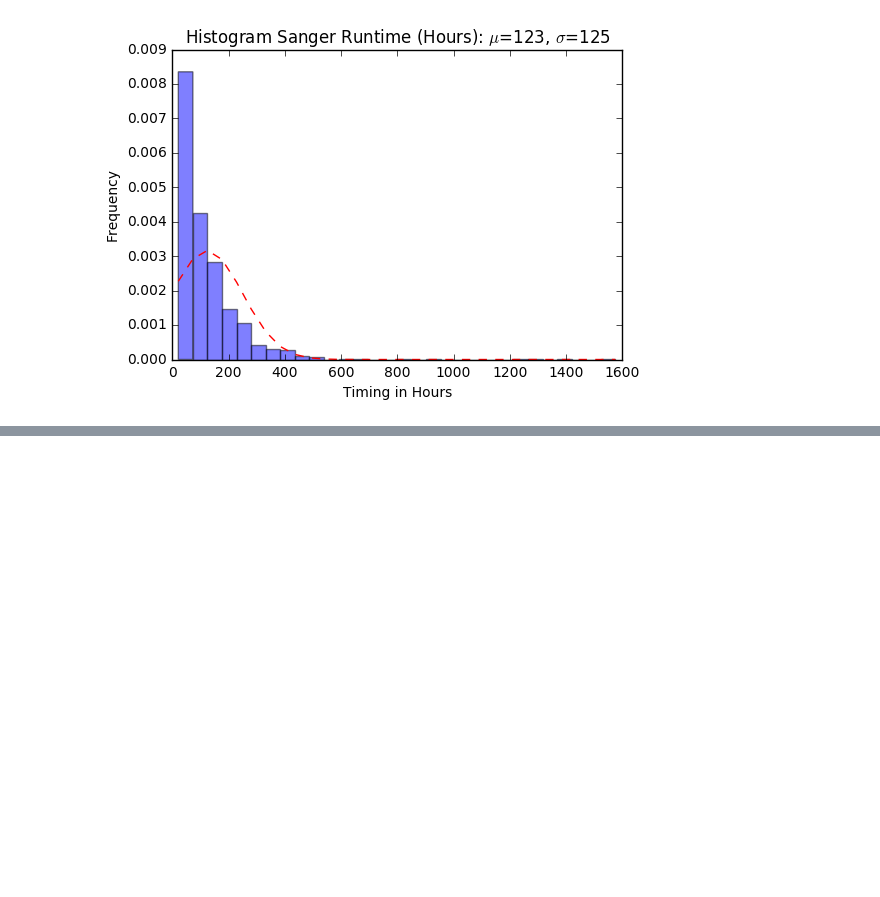
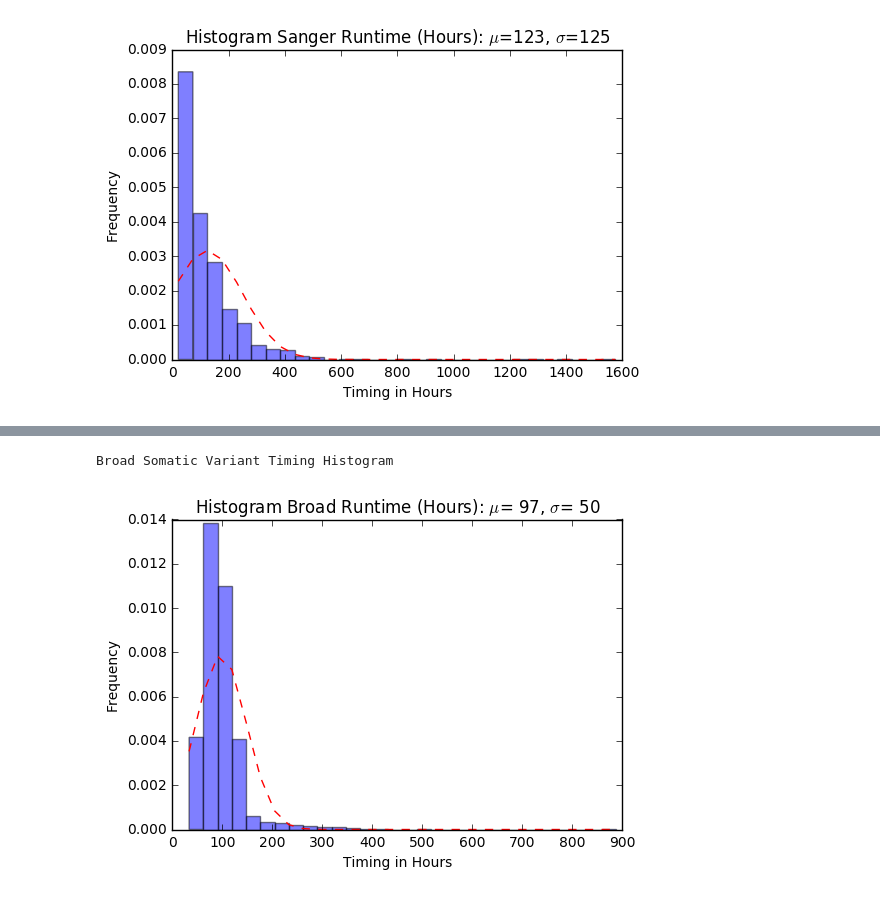
Before and after one commit to ICGC-TCGA-PanCancer/pcawg-infrastructure-paper, a Jupyter notebook: pcawg-infrastructure-paper.ipynb, the cells around one changed output, grey strips where cells are left out. Saved outputs shown, nothing was run; the diff lists cells and outputs as text; code cells hidden in the pictures; blank space fills up the shorter version.

```diff
--- a/pcawg-infrastructure-paper.ipynb
+++ b/pcawg-infrastructure-paper.ipynb
@@ -226,0 +223,74 @@ StatisticsError: mean requires at least one data point
+# %%
+import matplotlib.pyplot as plt
+import matplotlib.mlab as mlab
+import numpy as np
+import gzip
+from io import StringIO
+from io import BytesIO
+import urllib
+import json
+import statistics
+import traceback
+import sys
+
+# file content
+file_content = ""
+
+# https://github.com/ICGC-TCGA-PanCancer/pcawg-infrastructure-paper/raw/develop/donor_p_151215020209.small.jsonl.gz
+# http://pancancer.info/gnos_metadata/latest/donor_p_151215020209.jsonl.gz
+# https://github.com/ICGC-TCGA-PanCancer/pcawg-infrastructure-paper/raw/develop/donor_p_160408020209.1.jsonl.gz
+# small
+#request = urllib.request.Request('https://github.com/ICGC-TCGA-PanCancer/pcawg-infrastructure-paper/raw/develop/donor_p_151215020209.small.jsonl.gz')
+# large
+#request = urllib.request.Request('https://github.com/ICGC-TCGA-PanCancer/pcawg-infrastructure-paper/raw/develop/donor_p_160408020209.1.jsonl.gz')
+request = urllib.request.Request('https://github.com/ICGC-TCGA-PanCancer/pcawg-infrastructure-paper/raw/develop/donor_p_160408020209.1.jsonl.gz')
+request.add_header('Accept-encoding', 'gzip')
+response = urllib.request.urlopen(request)
+buf = BytesIO( response.read())
+f = gzip.GzipFile(fileobj=buf)
+file_content = f.read()
+
+# Sanger Analysis
+timing_list = []
+
+for line in file_content.splitlines():
+    json_struct = json.loads(line.decode(encoding='UTF-8'))
+    #print(str(json_struct['variant_calling_results']['broad_variant_calling']['workflow_details']['variant_timing_metrics']['MuSE'][0]['runtime_seconds']))
+    #['dkfz']['timing_metrics'][0]['workflow']['embl_timing_seconds'])
+    #['MuSE', 'gatk_bqsr', 'cghub_genetorrent', 'gatk_indel', 'broad_variant_pipline']
+    try:
+        timing = 0
+        #print (json_struct['variant_calling_results']['broad_variant_calling']['workflow_details']['variant_timing_metrics']['MuSE'][0]['runtime_seconds'])
+        muse_timing = float(json_struct['variant_calling_results']['broad_variant_calling']['workflow_details']['variant_timing_metrics']['MuSE'][0]['runtime_seconds'])
+        #print ("here!!!!!!!!")
+        gatk_bqsr_timing = float(json_struct['variant_calling_results']['broad_variant_calling']['workflow_details']['variant_timing_metrics']['gatk_bqsr'][0]['runtime_seconds'])
+        cghub_genetorrent_timing = float(json_struct['variant_calling_results']['broad_variant_calling']['workflow_details']['variant_timing_metrics']['cghub_genetorrent'][0]['runtime_seconds'])
+        gatk_indel_timing = float(json_struct['variant_calling_results']['broad_variant_calling']['workflow_details']['variant_timing_metrics']['gatk_indel'][0]['runtime_seconds'])
+        broad_variant_pipline_timing = float(json_struct['variant_calling_results']['broad_variant_calling']['workflow_details']['variant_timing_metrics']['broad_variant_pipline'][0]['runtime_seconds'])
+        timing = muse_timing + gatk_bqsr_timing + gatk_indel_timing + broad_variant_pipline_timing
+        #print ("TIMING: " + str(timing))
+        #print(bwa_normal_timing)
+        timing_list.append(timing/60/60)
+    except:
+        #print ("Unexpected error:", sys.exc_info()[0])
+        pass
+print("Broad Somatic Variant Timing Histogram")
+
+# histogram
+mu = statistics.mean(timing_list) # mean of distribution
+sigma = statistics.stdev(timing_list) # standard deviation of distribution
+num_bins = 30
+n, bins, patches = plt.hist(timing_list, num_bins, normed=1, facecolor='blue', alpha=0.5)
+# add a 'best fit' line
+y = mlab.normpdf(bins, mu, sigma)
+plt.plot(bins, y, 'r--')
+plt.xlabel('Timing in Hours')
+plt.ylabel('Frequency')
+plt.title(r"Histogram Broad Runtime (Hours): $\mu$=%3d, $\sigma$=%3d" % (mu, sigma))
+
+# Tweak spacing to prevent clipping of ylabel
+plt.subplots_adjust(left=0.15)
+plt.show()
+# %% [output]
+Broad Somatic Variant Timing Histogram
+[figure, added]
```
Also changed, not shown: parts of 1 cell of this notebook.
